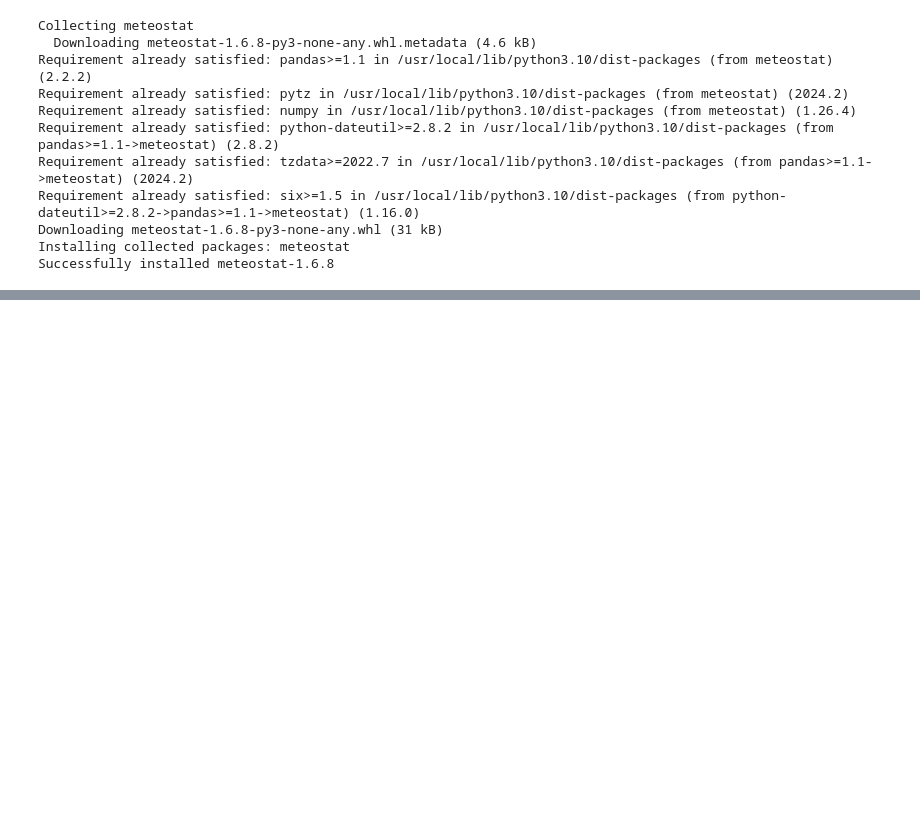
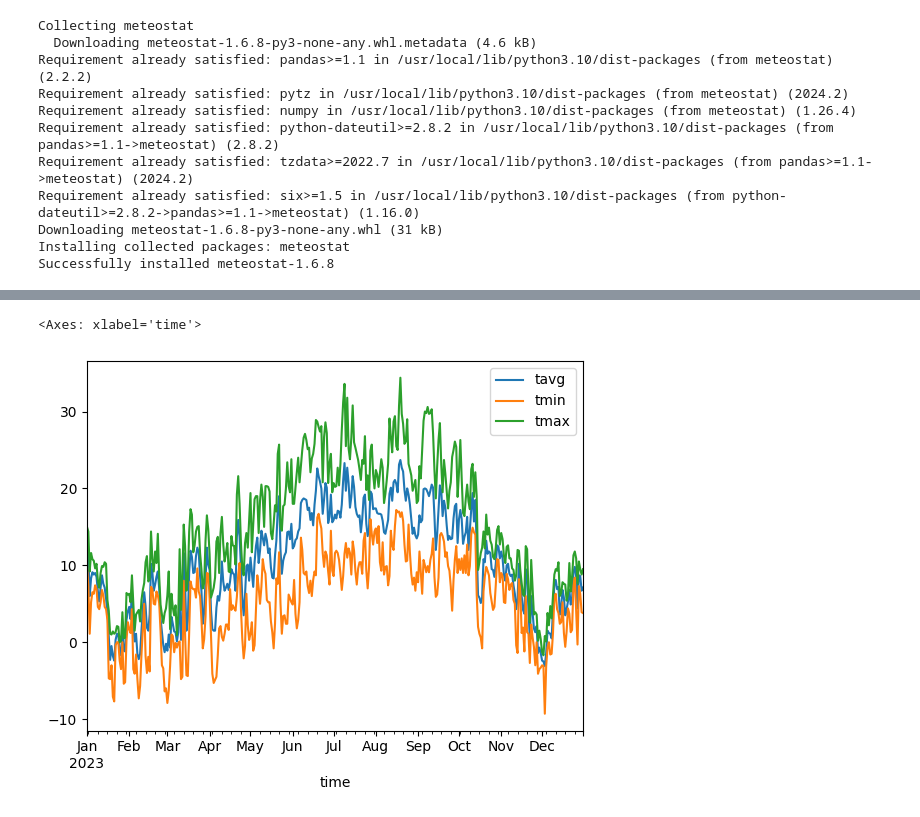
Before and after one commit to Bluerrror/Python-Course, a Jupyter notebook: Python_third_session.ipynb, the cells around one changed output, grey strips where cells are left out. Drawn from its saved outputs; the diff is of its cells as text; code cells hidden in the pictures; blank space fills up the shorter version.

```diff
--- a/Python_third_session.ipynb
+++ b/Python_third_session.ipynb
@@ -1146,0 +1159,21 @@ files.download('germany_weather_data.csv')
+# %%
+# prompt: find and download time series data of germany weather
+
+from meteostat import Point, Daily
+import matplotlib.pyplot as plt
+import pandas as pd
+
+# Set time period
+start = pd.to_datetime('2023-01-01')
+end = pd.to_datetime('2023-12-31')
+
+
+# Create Point for Witzenhausen
+Witzenhausen = Point(51.34, 9.85, 200)
+
+# Get daily data for 2023
+data = Daily(Witzenhausen, start, end)
+data = data.fetch().reset_index()
+
+data = data.set_index('time')
+data
@@ -1146,0 +1199,5 @@ files.download('germany_weather_data.csv')
+# %%
+data[['tavg','tmin','tmax']].plot()
+# %% [output]
+<Axes: xlabel='time'>
+[figure, added]
```
Also changed, not shown: parts of 7 cells of this notebook.
